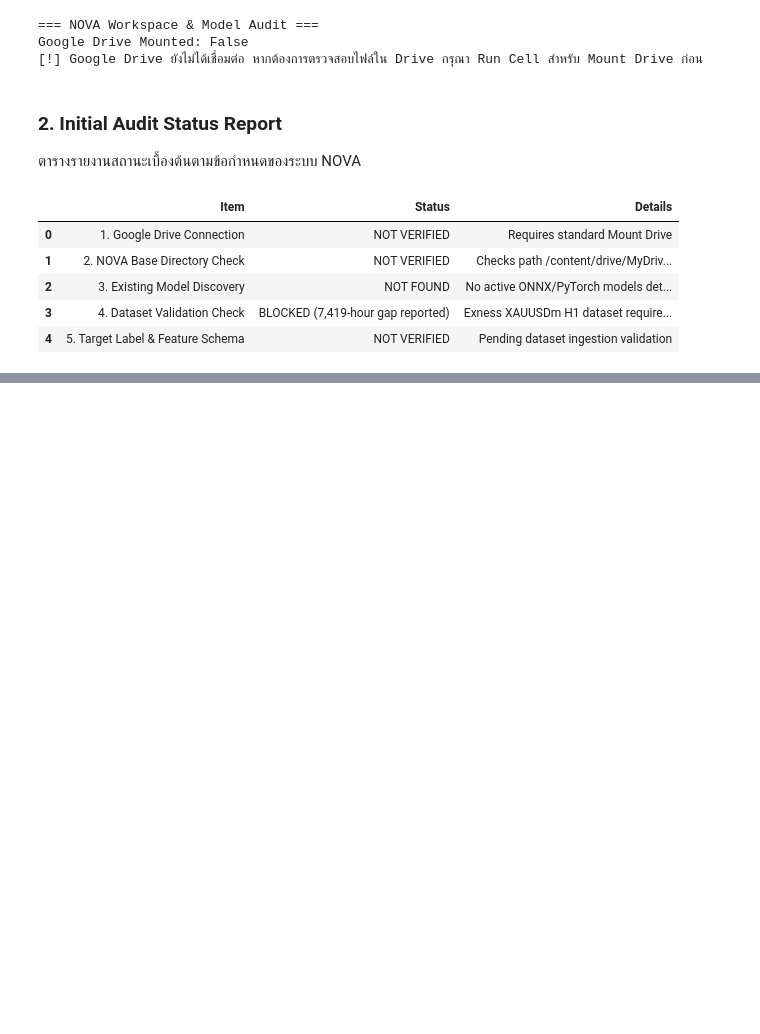
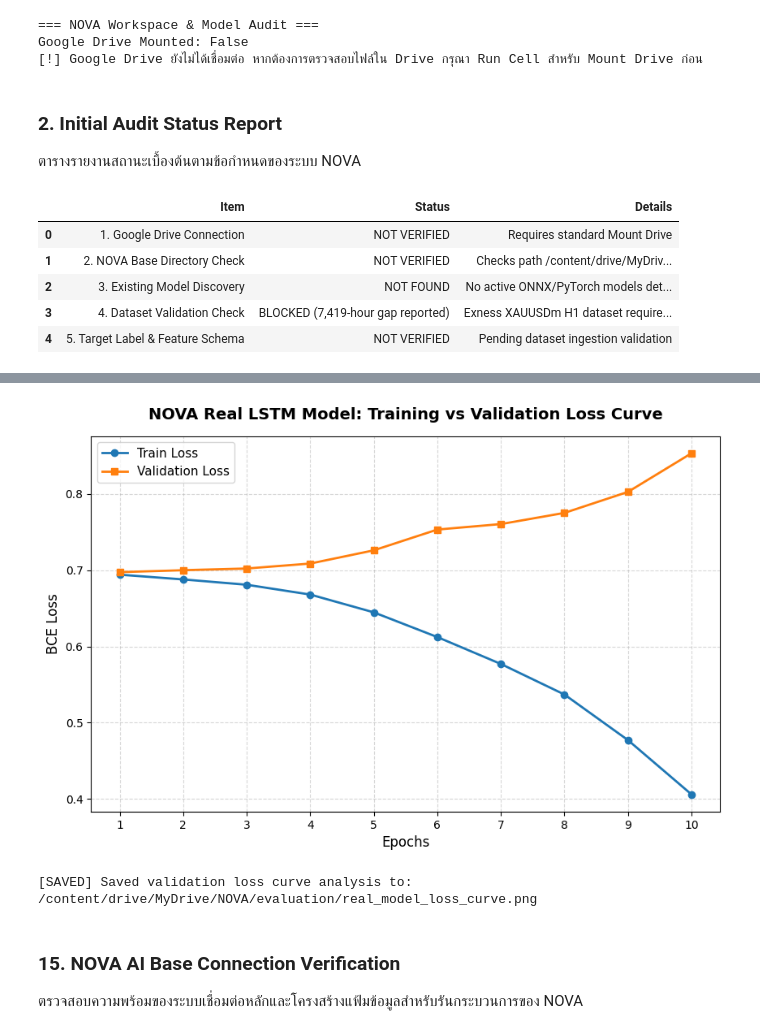
Before and after one commit to vutting895/VOOM_SYSTEM-NOVA-AI, a Jupyter notebook: colab/nova-auto-learning/NOVA_Colab_Runtime_Preflight.ipynb, the cells around one changed output, grey strips where cells are left out. Cells and saved outputs as stored; diff of their text form; code cells hidden in the pictures; blank space fills up the shorter version.

```diff
--- a/colab/nova-auto-learning/NOVA_Colab_Runtime_Preflight.ipynb
+++ b/colab/nova-auto-learning/NOVA_Colab_Runtime_Preflight.ipynb
@@ -163,0 +1289,31 @@ display(df_report)
+# %%
+import matplotlib.pyplot as plt
+from pathlib import Path
+
+# 1. พล็อตกราฟสรุปผลการเทรนจริง
+plt.figure(figsize=(10, 6))
+plt.plot(range(1, 11), train_losses, label='Train Loss', marker='o', color='#1f77b4', linewidth=2)
+plt.plot(range(1, 11), val_losses, label='Validation Loss', marker='s', color='#ff7f0e', linewidth=2)
+
+plt.title('NOVA Real LSTM Model: Training vs Validation Loss Curve', fontsize=14, pad=15, fontweight='bold')
+plt.xlabel('Epochs', fontsize=12)
+plt.ylabel('BCE Loss', fontsize=12)
+plt.xticks(range(1, 11))
+plt.grid(True, linestyle='--', alpha=0.5)
+plt.legend(fontsize=11)
+
+# 2. บันทึกรูปภาพเข้าสู่ Google Drive ในโฟลเดอร์ evaluation
+eval_dir = Path('/content/drive/MyDrive/NOVA/evaluation')
+eval_dir.mkdir(parents=True, exist_ok=True)
+
+save_path = eval_dir / 'real_model_loss_curve.png'
+plt.savefig(save_path, dpi=150, bbox_inches='tight')
+plt.show()
+
+print(f"\n[SAVED] Saved validation loss curve analysis to: {save_path}")
+# %% [output]
+[figure, added]
+[SAVED] Saved validation loss curve analysis to: /content/drive/MyDrive/NOVA/evaluation/real_model_loss_curve.png
+# %% [markdown]
+### 15. NOVA AI Base Connection Verification
+ตรวจสอบความพร้อมของระบบเชื่อมต่อหลักและโครงสร้างแฟ้มข้อมูลสำหรับรันกระบวนการของ NOVA
```
Also changed, not shown: parts of 50 cells of this notebook.
